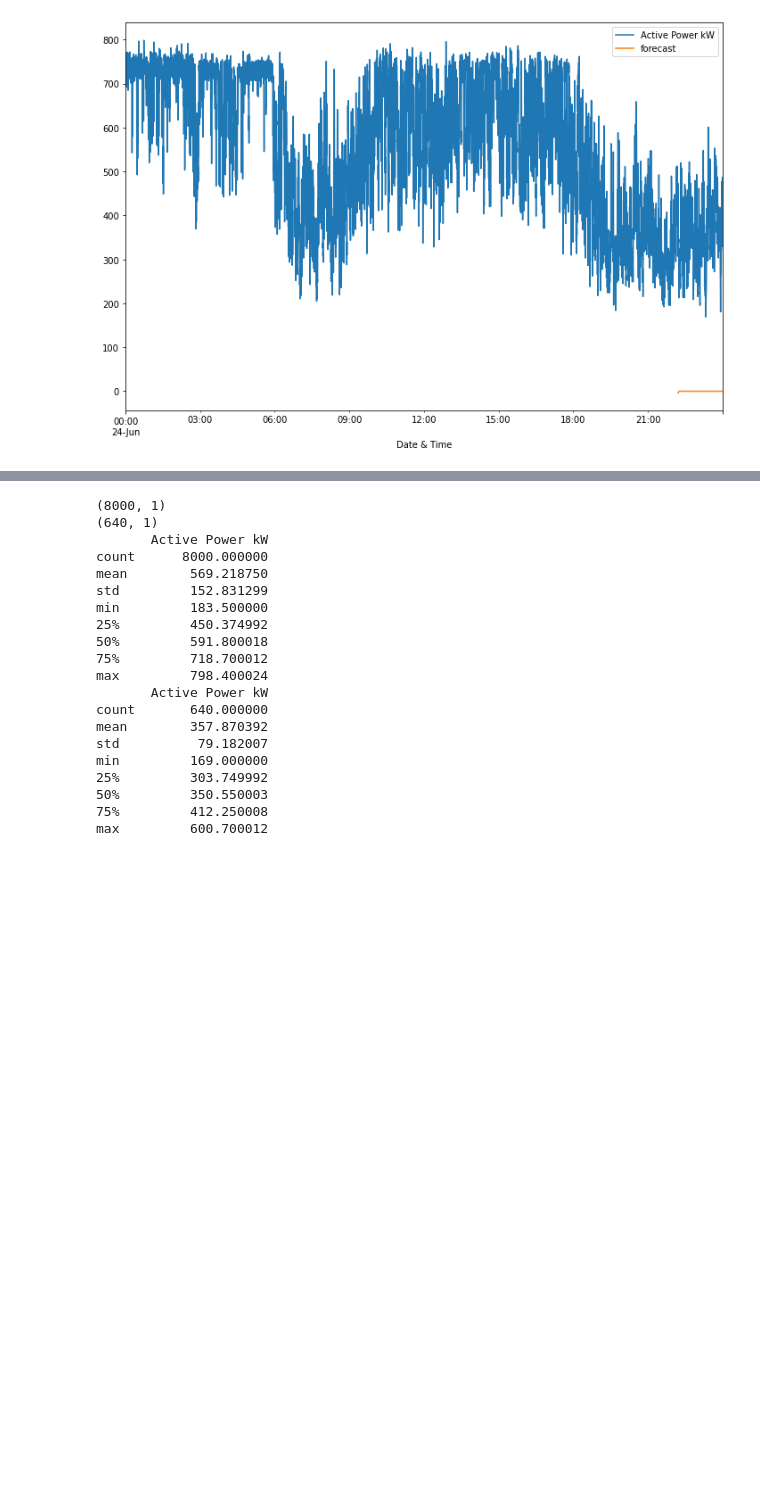
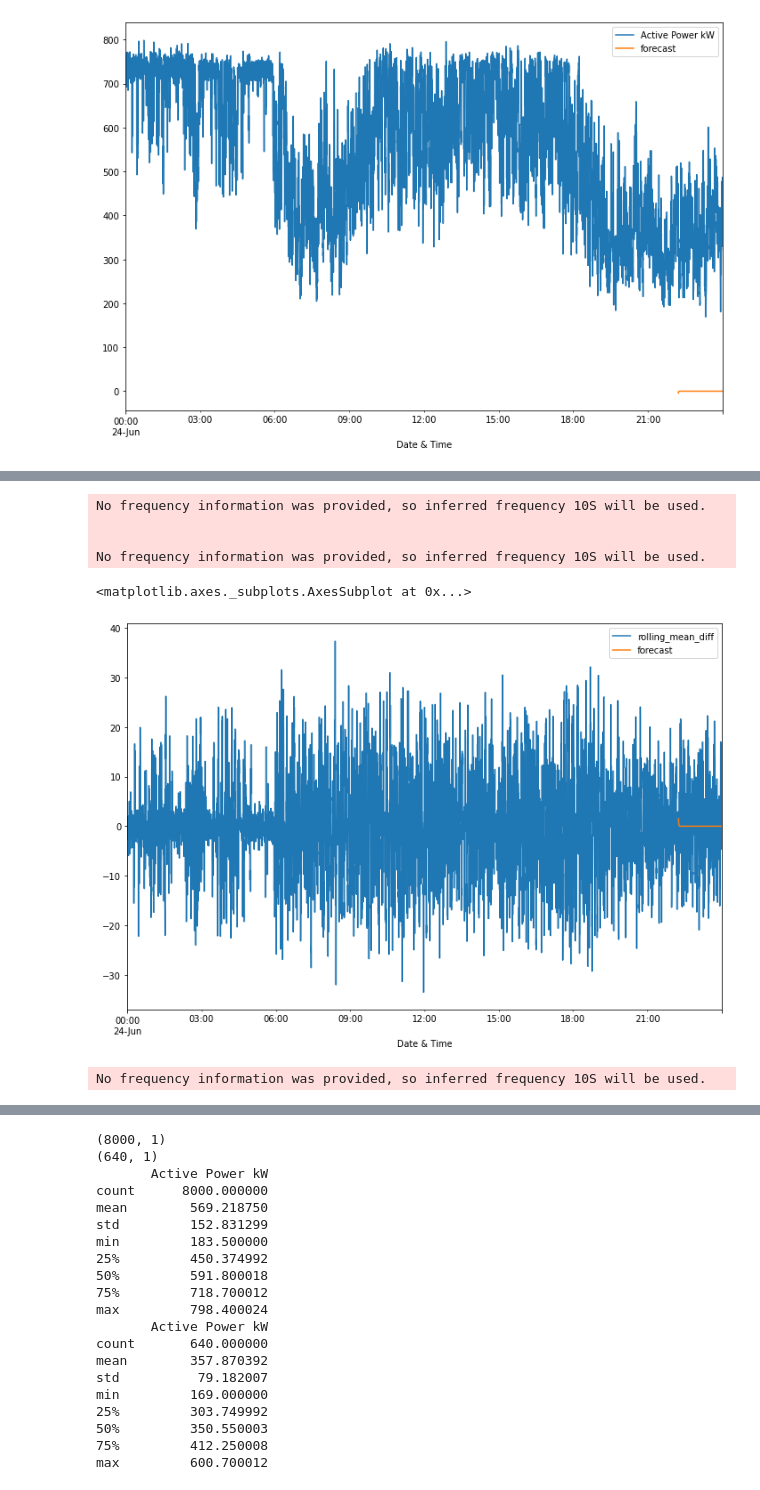
Before and after one commit to entc-17-fyp-20/WPF_Data_Visualization, a Jupyter notebook: ARIMA_model.ipynb, the cells around one changed output, grey strips where cells are left out. Drawn from its saved outputs; the diff is of its cells as text; code cells hidden in the pictures; blank space fills up the shorter version.

```diff
--- a/ARIMA_model.ipynb
+++ b/ARIMA_model.ipynb
@@ -204,0 +235,14 @@ df[['Active Power kW','forecast']].plot(figsize=(12,8))
+# %%
+model=ARIMA(df['rolling_mean_diff'].dropna(),order=(1,1,1))
+model_fit=model.fit()
+# %% [output]
+No frequency information was provided, so inferred frequency 10S will be used.
+
+
+No frequency information was provided, so inferred frequency 10S will be used.
+# %%
+df['forecast']=model_fit.predict(start=8000,end=8640,dynamic=True)
+df[['rolling_mean_diff','forecast']].plot(figsize=(12,8))
+# %% [output]
+<matplotlib.axes._subplots.AxesSubplot at 0x...>
+[figure, added]
@@ -204,0 +251,5 @@ df[['Active Power kW','forecast']].plot(figsize=(12,8))
+# %%
+model=sm.tsa.statespace.SARIMAX(df['Active Power kW'],order=(1, 1, 1),seasonal_order=(1,1,1,12))
+results=model.fit()
+# %% [output]
+No frequency information was provided, so inferred frequency 10S will be used.
```
Also changed, not shown: parts of 7 cells of this notebook.
